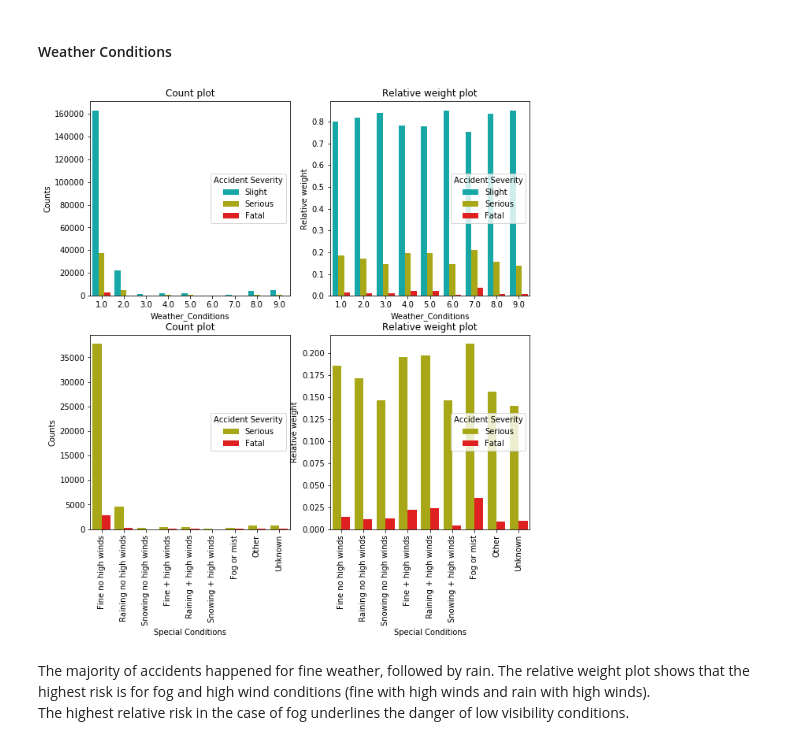
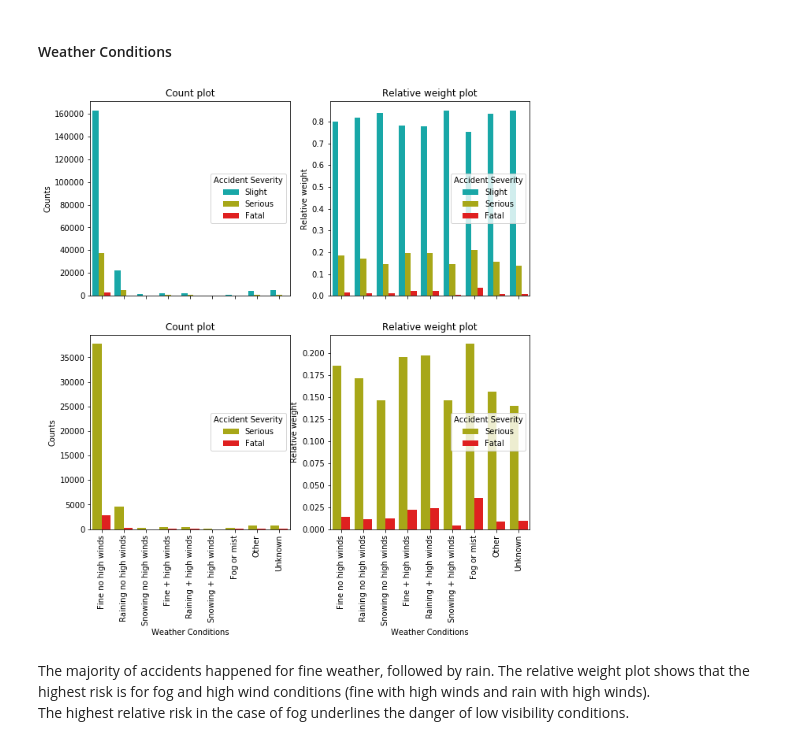
Before and after one commit to AntonioBL/Coursera_Capstone, a Jupyter notebook: capstone.ipynb, the cells around one changed output. Drawn from its saved outputs; the diff is of its cells as text; code cells hidden in the pictures.

Commit message:
fix a couple of figures

```diff
--- a/capstone.ipynb
+++ b/capstone.ipynb
@@ -647,7 +647,7 @@ for index,aa in enumerate(fig.axes):
     if (index > 1):
         aa.xaxis.set_ticks(range(0,8))
         aa.xaxis.set_ticklabels(junctiondetail,rotation='vertical')
-        aa.set_xlabel('Road Type')
+        aa.set_xlabel('Junction Details')
     else:
         aa.xaxis.set_ticklabels([])
         aa.set_xlabel('')
@@ -769,24 +769,24 @@ Most of the accidents happened during daylight. The relative weight plot shows t
 # %%
 # Evaluate the influence of Weather Conditions
 xval='Weather_Conditions'
 fig = plt.figure(figsize=(10,10))
 count_weight_plot(data,xval)
 weatherconditions=['Fine no high winds','Raining no high winds','Snowing no high winds',
                  'Fine + high winds','Raining + high winds','Snowing + high winds',
                  'Fog or mist','Other','Unknown']
 
 for index,aa in enumerate(fig.axes):
     if (index > 1):
         aa.xaxis.set_ticks(range(0,9))
         aa.xaxis.set_ticklabels(weatherconditions,rotation='vertical')
-        aa.set_xlabel('Special Conditions')
-   # else:
-   #     aa.xaxis.set_ticklabels([])
-   #     aa.set_xlabel('')
+        aa.set_xlabel('Weather Conditions')
+    else:
+        aa.xaxis.set_ticklabels([])
+        aa.set_xlabel('')
     aa.legend(loc='center right',title='Accident Severity')
 plt.show()
 # %% [output]
-[figure, old version]
+[figure, new version]
 # %% [markdown]
 The majority of accidents happened for fine weather, followed by rain. The relative weight plot shows that the highest risk is for fog and high wind conditions (fine with high winds and rain with high winds).
 The highest relative risk in the case of fog underlines the danger of low visibility conditions.
```
Also changed, not shown: parts of 2 cells of this notebook, 3 other files.
